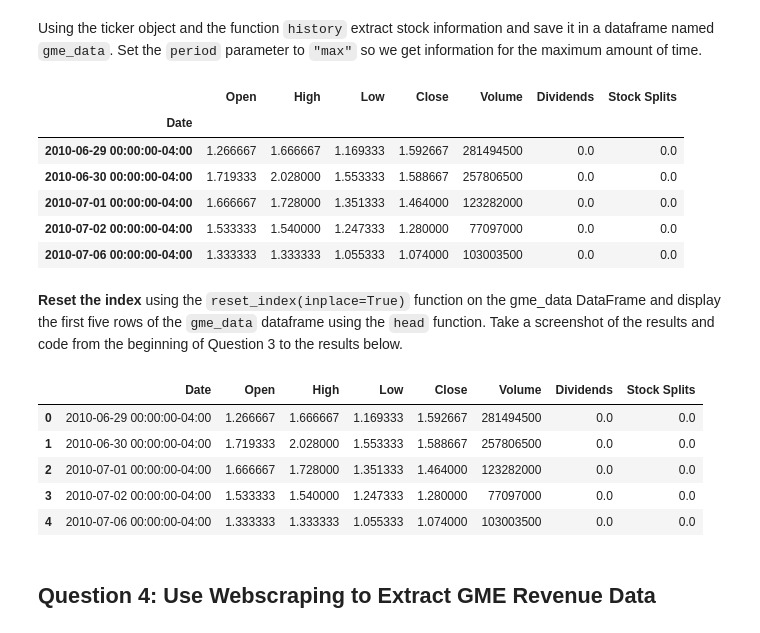
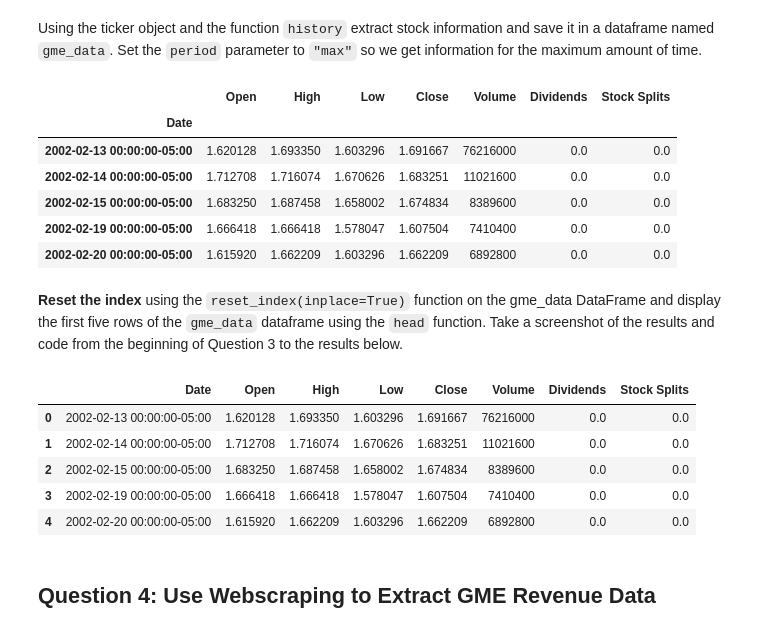
Before and after one commit to cfddacsir/coursera_ds, a Jupyter notebook: Course05/C05Assignment_Collins.ipynb, the cells around one changed output. Saved outputs shown, nothing was run; the diff lists cells and outputs as text; code cells hidden in the pictures.

```diff
--- a/Course05/C05Assignment_Collins.ipynb
+++ b/Course05/C05Assignment_Collins.ipynb
@@ -239,16 +239,16 @@ gme_stock = yf.Ticker(stock);
 # %% [markdown]
 Using the ticker object and the function `history` extract stock information and save it in a dataframe named `gme_data`. Set the `period` parameter to ` "max" ` so we get information for the maximum amount of time.
 # %%
-gme_data  = tesla_stock.history(period="max") ;## dataframe of stock history
+gme_data  = gme_stock.history(period="max") ;## dataframe of stock history
 gme_data.head()
 # %% [output]
 |  | Open | High | Low | Close | Volume | Dividends | Stock Splits |
 | Date |  |  |  |  |  |  |  |
-| 2010-06-29 00:00:00-04:00 | 1.266667 | 1.666667 | 1.169333 | 1.592667 | 281494500 | 0.0 | 0.0 |
-| 2010-06-30 00:00:00-04:00 | 1.719333 | 2.028000 | 1.553333 | 1.588667 | 257806500 | 0.0 | 0.0 |
-| 2010-07-01 00:00:00-04:00 | 1.666667 | 1.728000 | 1.351333 | 1.464000 | 123282000 | 0.0 | 0.0 |
-| 2010-07-02 00:00:00-04:00 | 1.533333 | 1.540000 | 1.247333 | 1.280000 | 77097000 | 0.0 | 0.0 |
-| 2010-07-06 00:00:00-04:00 | 1.333333 | 1.333333 | 1.055333 | 1.074000 | 103003500 | 0.0 | 0.0 |
+| 2002-02-13 00:00:00-05:00 | 1.620128 | 1.693350 | 1.603296 | 1.691667 | 76216000 | 0.0 | 0.0 |
+| 2002-02-14 00:00:00-05:00 | 1.712708 | 1.716074 | 1.670626 | 1.683251 | 11021600 | 0.0 | 0.0 |
+| 2002-02-15 00:00:00-05:00 | 1.683250 | 1.687458 | 1.658002 | 1.674834 | 8389600 | 0.0 | 0.0 |
+| 2002-02-19 00:00:00-05:00 | 1.666418 | 1.666418 | 1.578047 | 1.607504 | 7410400 | 0.0 | 0.0 |
+| 2002-02-20 00:00:00-05:00 | 1.615920 | 1.662209 | 1.603296 | 1.662209 | 6892800 | 0.0 | 0.0 |
 # %% [markdown]
 **Reset the index** using the `reset_index(inplace=True)` function on the gme_data DataFrame and display the first five rows of the `gme_data` dataframe using the `head` function. Take a screenshot of the results and code from the beginning of Question 3 to the results below.
 # %%
@@ -256,11 +256,11 @@ gme_data.reset_index(inplace=True);
 gme_data.head()
 # %% [output]
 |  | Date | Open | High | Low | Close | Volume | Dividends | Stock Splits |
-| 0 | 2010-06-29 00:00:00-04:00 | 1.266667 | 1.666667 | 1.169333 | 1.592667 | 281494500 | 0.0 | 0.0 |
-| 1 | 2010-06-30 00:00:00-04:00 | 1.719333 | 2.028000 | 1.553333 | 1.588667 | 257806500 | 0.0 | 0.0 |
-| 2 | 2010-07-01 00:00:00-04:00 | 1.666667 | 1.728000 | 1.351333 | 1.464000 | 123282000 | 0.0 | 0.0 |
-| 3 | 2010-07-02 00:00:00-04:00 | 1.533333 | 1.540000 | 1.247333 | 1.280000 | 77097000 | 0.0 | 0.0 |
-| 4 | 2010-07-06 00:00:00-04:00 | 1.333333 | 1.333333 | 1.055333 | 1.074000 | 103003500 | 0.0 | 0.0 |
+| 0 | 2002-02-13 00:00:00-05:00 | 1.620128 | 1.693350 | 1.603296 | 1.691667 | 76216000 | 0.0 | 0.0 |
+| 1 | 2002-02-14 00:00:00-05:00 | 1.712708 | 1.716074 | 1.670626 | 1.683251 | 11021600 | 0.0 | 0.0 |
+| 2 | 2002-02-15 00:00:00-05:00 | 1.683250 | 1.687458 | 1.658002 | 1.674834 | 8389600 | 0.0 | 0.0 |
+| 3 | 2002-02-19 00:00:00-05:00 | 1.666418 | 1.666418 | 1.578047 | 1.607504 | 7410400 | 0.0 | 0.0 |
+| 4 | 2002-02-20 00:00:00-05:00 | 1.615920 | 1.662209 | 1.603296 | 1.662209 | 6892800 | 0.0 | 0.0 |
 # %% [markdown]
 ## Question 4: Use Webscraping to Extract GME Revenue Data
 # %% [markdown]
```
Also changed, not shown: parts of 6 cells of this notebook, 2 other files.
